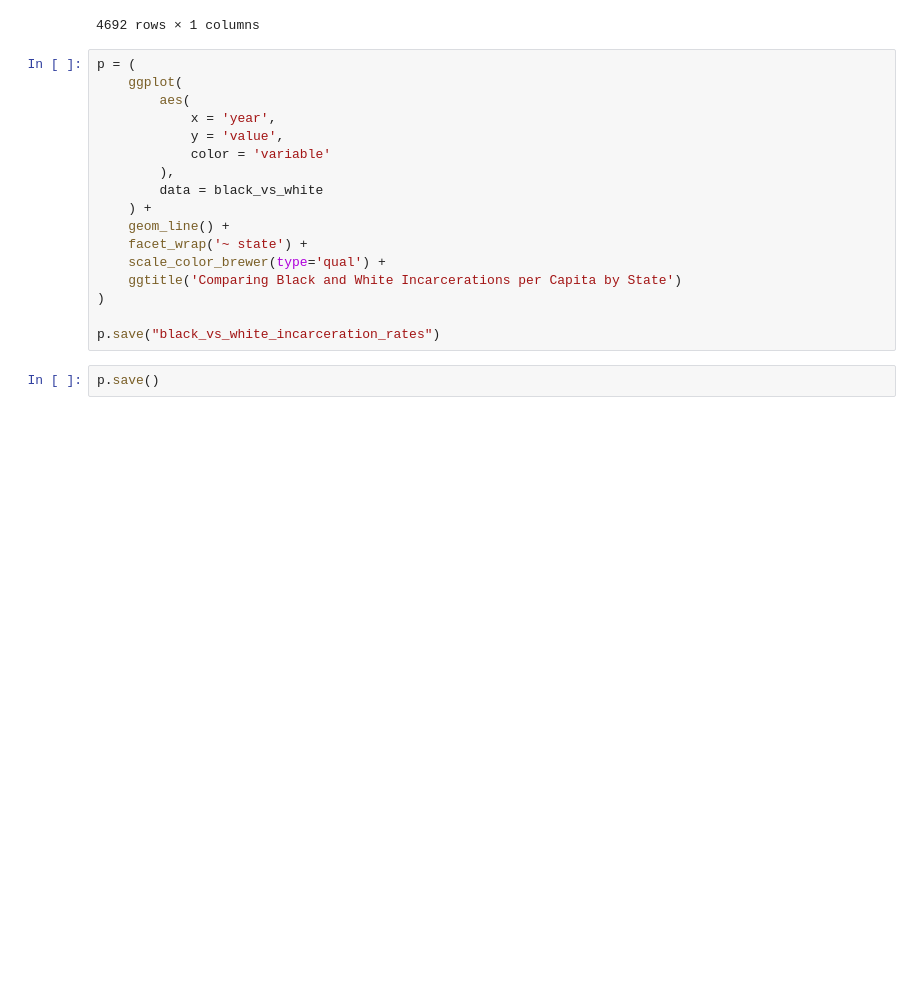
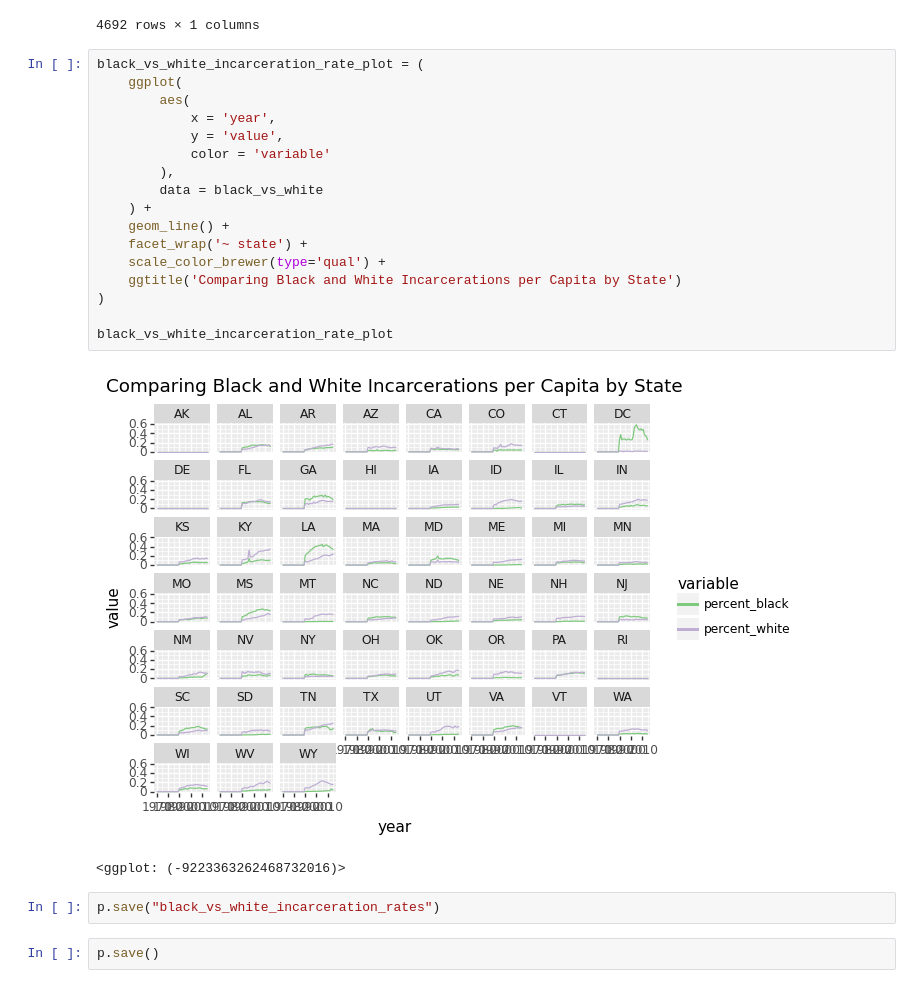
Before and after one commit to briandk/2020-virtual-program-in-data-science, a Jupyter notebook: incarceration_trends.ipynb, the cells around one changed output. Cells and saved outputs as stored; diff of their text form; blank space fills up the shorter version.

```diff
--- a/incarceration_trends.ipynb
+++ b/incarceration_trends.ipynb
@@ -233,21 +233,26 @@ black_vs_white[['value']]
 | 4691 | 0.161314 |
 4692 rows × 1 columns
 # %%
-p = (
+black_vs_white_incarceration_rate_plot = (
     ggplot(
         aes(
             x = 'year',
             y = 'value',
             color = 'variable'
         ),
         data = black_vs_white
     ) +
     geom_line() +
     facet_wrap('~ state') +
     scale_color_brewer(type='qual') +
     ggtitle('Comparing Black and White Incarcerations per Capita by State')
 )
 
-p.save("black_vs_white_incarceration_rates")
+black_vs_white_incarceration_rate_plot
+# %% [output]
+[figure, added]
+<ggplot: (-9223363262468732016)>
+# %%
+p.save("black_vs_white_incarceration_rates")
 # %%
 p.save()
```
